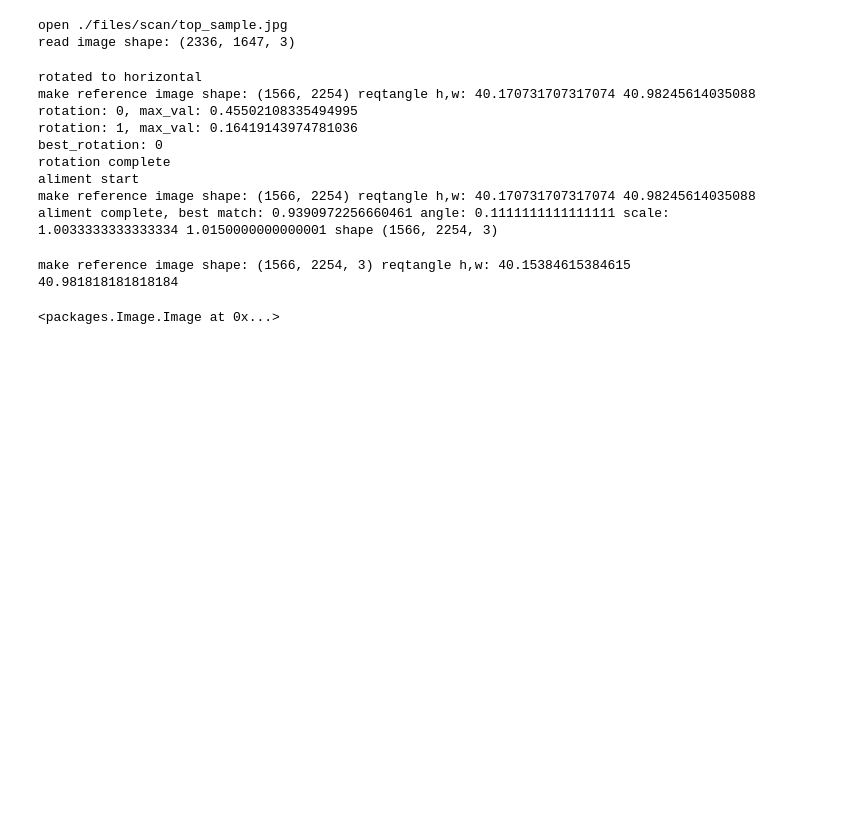
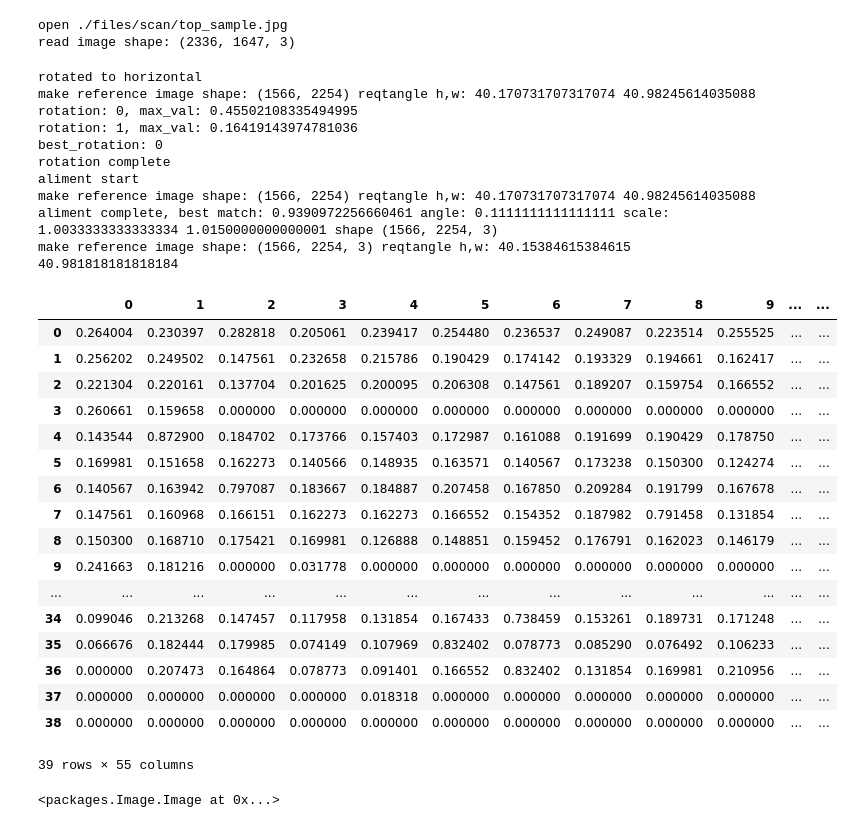
Before and after one commit to yusaku-m/marksheet, a Jupyter notebook: allsheettest.ipynb, the cells around one changed output. Drawn from its saved outputs; the diff is of its cells as text; code cells hidden in the pictures; blank space fills up the shorter version.

```diff
--- a/allsheettest.ipynb
+++ b/allsheettest.ipynb
@@ -30,6 +31,7 @@ marker_positions = [
 sheet = Marksheet(path = "./files/scan/top_sample.jpg",
                   row = 41, column = 57,
                   marker_positions=marker_positions,
+                  threshold=240,
                   monitor= True)
 # %% [output]
 init
@@ -41,6 +43,10 @@ read image shape: (2336, 1647, 3)
 # %%
 sheet.rotation()
 sheet.aliment()
+sheet.draw_grid()
+sheet.threshold_check()
+sheet.monitor = False
+sheet.make_grids()
 # %% [output]
 rotated to horizontal
 make reference image shape: (1566, 2254) reqtangle h,w: 40.170731707317074 40.98245614035088
@@ -51,8 +57,32 @@ rotation complete
 aliment start
 make reference image shape: (1566, 2254) reqtangle h,w: 40.170731707317074 40.98245614035088
 aliment complete, best match: 0.9390972256660461 angle: 0.1111111111111111 scale: 1.0033333333333334 1.0150000000000001 shape (1566, 2254, 3)
+make reference image shape: (1566, 2254, 3) reqtangle h,w: 40.15384615384615 40.981818181818184
+# %%
+import pandas as pd
+df = pd.DataFrame(sheet.mark_check())
+df.to_csv("data.csv")
+df
+# %% [output]
+|  | 0 | 1 | 2 | 3 | 4 | 5 | 6 | 7 | 8 | 9 | ... | ... |
+| 0 | 0.264004 | 0.230397 | 0.282818 | 0.205061 | 0.239417 | 0.254480 | 0.236537 | 0.249087 | 0.223514 | 0.255525 | ... | ... |
+| 1 | 0.256202 | 0.249502 | 0.147561 | 0.232658 | 0.215786 | 0.190429 | 0.174142 | 0.193329 | 0.194661 | 0.162417 | ... | ... |
+| 2 | 0.221304 | 0.220161 | 0.137704 | 0.201625 | 0.200095 | 0.206308 | 0.147561 | 0.189207 | 0.159754 | 0.166552 | ... | ... |
+| 3 | 0.260661 | 0.159658 | 0.000000 | 0.000000 | 0.000000 | 0.000000 | 0.000000 | 0.000000 | 0.000000 | 0.000000 | ... | ... |
+| 4 | 0.143544 | 0.872900 | 0.184702 | 0.173766 | 0.157403 | 0.172987 | 0.161088 | 0.191699 | 0.190429 | 0.178750 | ... | ... |
+| 5 | 0.169981 | 0.151658 | 0.162273 | 0.140566 | 0.148935 | 0.163571 | 0.140567 | 0.173238 | 0.150300 | 0.124274 | ... | ... |
+| 6 | 0.140567 | 0.163942 | 0.797087 | 0.183667 | 0.184887 | 0.207458 | 0.167850 | 0.209284 | 0.191799 | 0.167678 | ... | ... |
+| 7 | 0.147561 | 0.160968 | 0.166151 | 0.162273 | 0.162273 | 0.166552 | 0.154352 | 0.187982 | 0.791458 | 0.131854 | ... | ... |
+| 8 | 0.150300 | 0.168710 | 0.175421 | 0.169981 | 0.126888 | 0.148851 | 0.159452 | 0.176791 | 0.162023 | 0.146179 | ... | ... |
+| 9 | 0.241663 | 0.181216 | 0.000000 | 0.031778 | 0.000000 | 0.000000 | 0.000000 | 0.000000 | 0.000000 | 0.000000 | ... | ... |
+| ... | ... | ... | ... | ... | ... | ... | ... | ... | ... | ... | ... | ... |
+| 34 | 0.099046 | 0.213268 | 0.147457 | 0.117958 | 0.131854 | 0.167433 | 0.738459 | 0.153261 | 0.189731 | 0.171248 | ... | ... |
+| 35 | 0.066676 | 0.182444 | 0.179985 | 0.074149 | 0.107969 | 0.832402 | 0.078773 | 0.085290 | 0.076492 | 0.106233 | ... | ... |
+| 36 | 0.000000 | 0.207473 | 0.164864 | 0.078773 | 0.091401 | 0.166552 | 0.832402 | 0.131854 | 0.169981 | 0.210956 | ... | ... |
+| 37 | 0.000000 | 0.000000 | 0.000000 | 0.000000 | 0.018318 | 0.000000 | 0.000000 | 0.000000 | 0.000000 | 0.000000 | ... | ... |
+| 38 | 0.000000 | 0.000000 | 0.000000 | 0.000000 | 0.000000 | 0.000000 | 0.000000 | 0.000000 | 0.000000 | 0.000000 | ... | ... |
+39 rows × 55 columns
 # %%
 sheet.draw_grid()
 # %% [output]
-make reference image shape: (1566, 2254, 3) reqtangle h,w: 40.15384615384615 40.981818181818184
+<packages.Image.Image at 0x...>
-<packages.Image.Image at 0x...>
```
Also changed, not shown: parts of 1 cell of this notebook, 7 other files.
